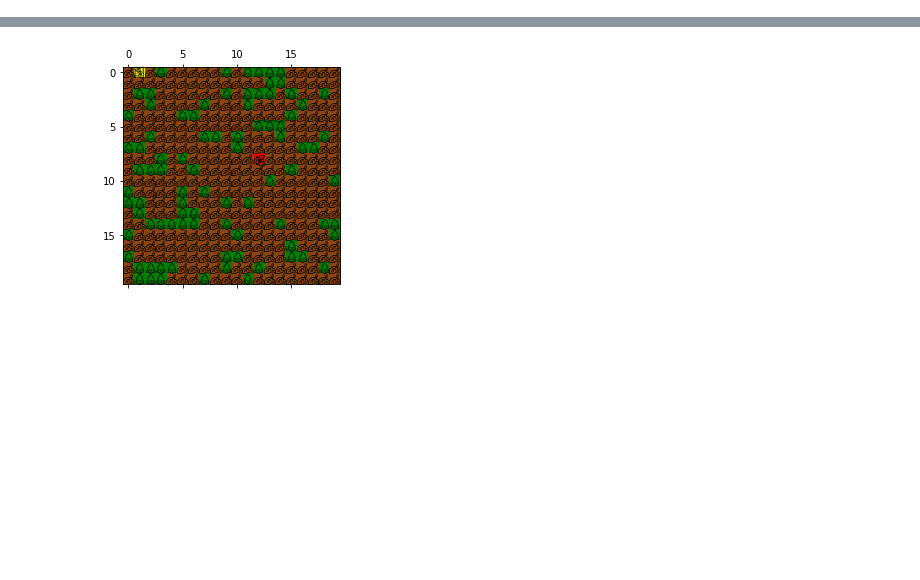
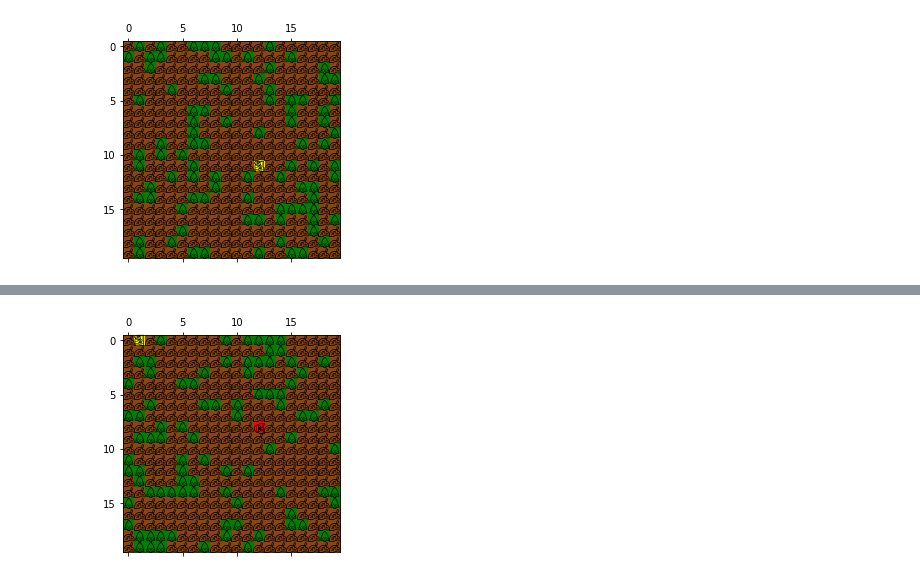
Before and after one commit to anujshetty/SearchAndResQ, a Jupyter notebook: Starter.ipynb, the cells around one changed output, grey strips where cells are left out. Cells and saved outputs as stored; diff of their text form; code cells hidden in the pictures; blank space fills up the shorter version.

```diff
--- a/Starter.ipynb
+++ b/Starter.ipynb
@@ -94,3 +55,7 @@ qlearning_model.Q.shape
+# %%
+visualize_grid(g_rand)
+# %% [output]
+[figure, added]
 # %%
 learned_policy = GreedyPolicy(qlearning_model.extract_policy(), g_rand,qlearning_model)
 print(learned_policy.policy)
```
Also changed, not shown: parts of 16 cells of this notebook, 3 other files.
